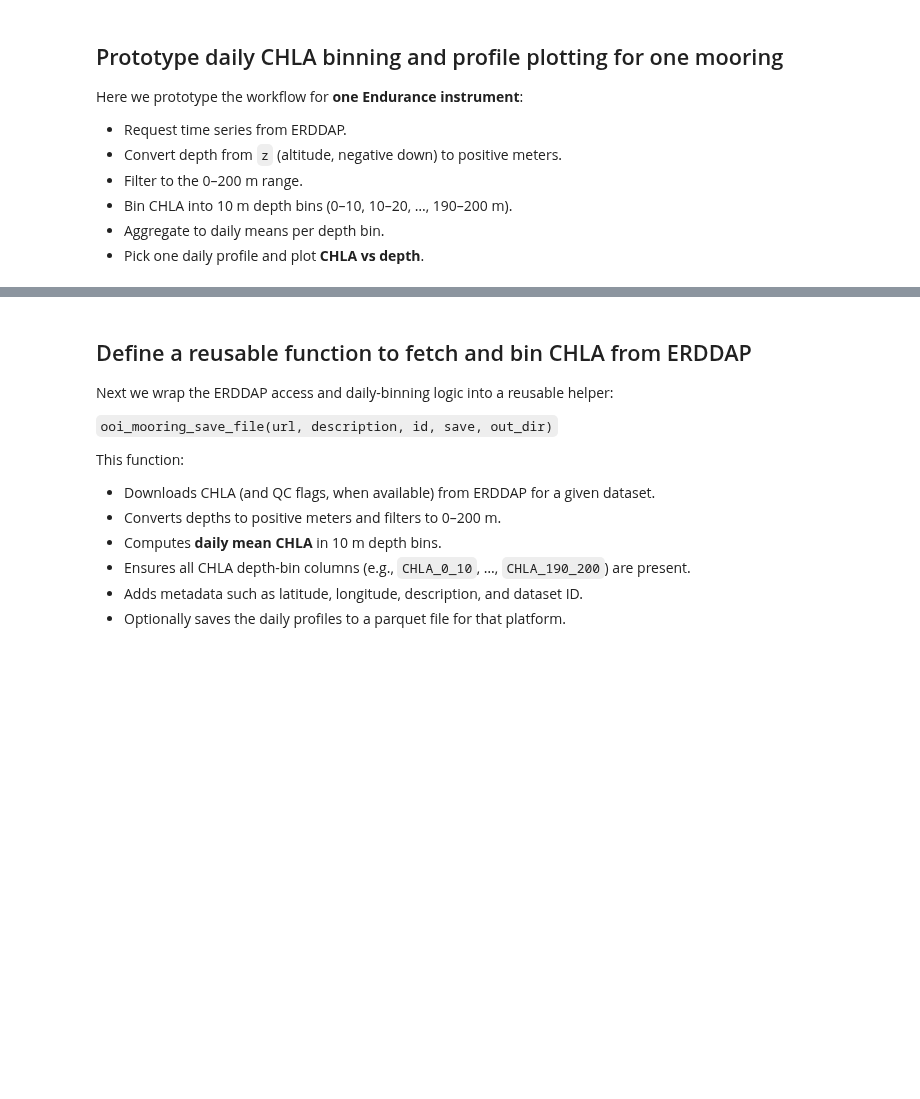
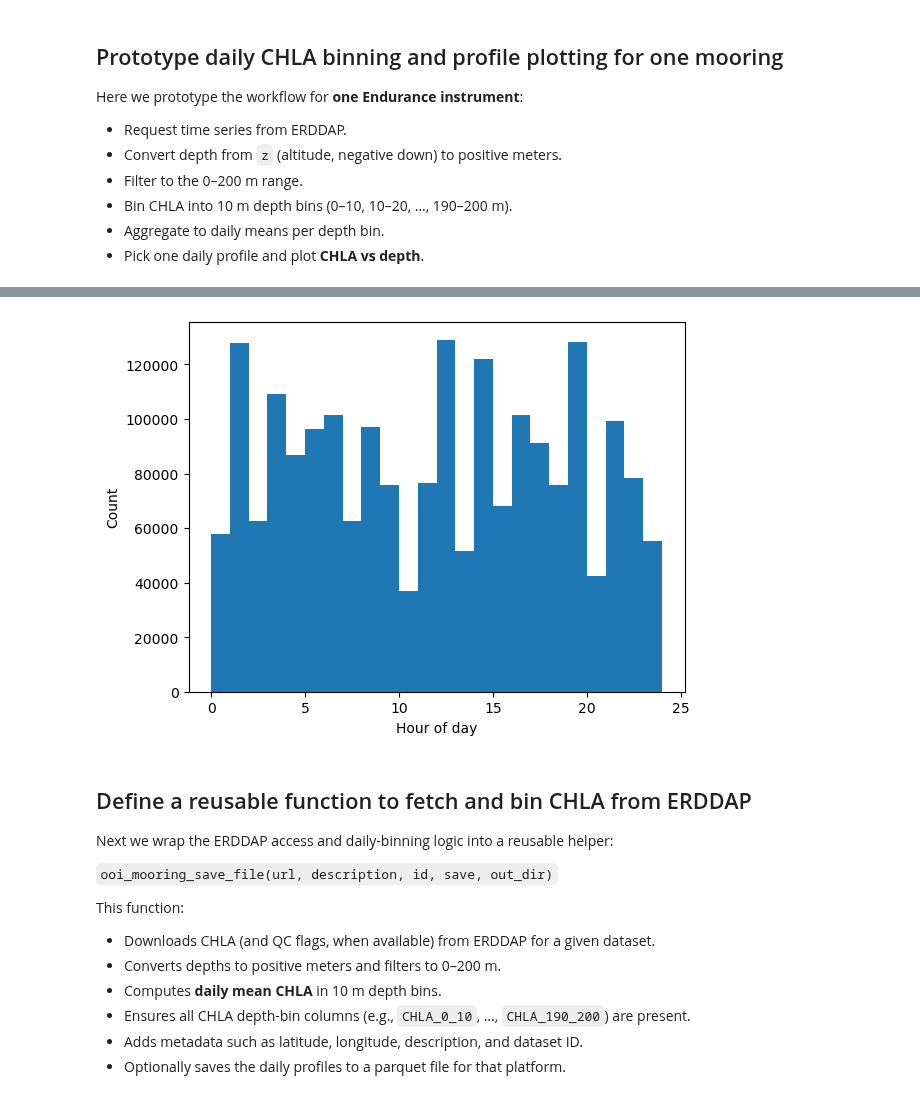
Before and after one commit to fish-pace/fish-pace-datasets, a Jupyter notebook: datasets/chla_z/notebooks/ooi.ipynb, the cells around one changed output, grey strips where cells are left out. Drawn from its saved outputs; the diff is of its cells as text; code cells hidden in the pictures; blank space fills up the shorter version.

```diff
--- a/datasets/chla_z/notebooks/ooi.ipynb
+++ b/datasets/chla_z/notebooks/ooi.ipynb
@@ -142,3 +142,18 @@ df_good
+# %%
+import matplotlib.pyplot as plt
+df_time = pd.to_datetime(df_good["time"])
+hour = (
+    df_time.dt.hour
+    + df_time.dt.minute / 60
+    + df_time.dt.second / 3600
+)
+
+plt.hist(hour, bins=24)
+plt.xlabel("Hour of day")
+plt.ylabel("Count")
+plt.show()
+# %% [output]
+[figure, added]
 # %% [markdown]
 ## Define a reusable function to fetch and bin CHLA from ERDDAP
 
```
Also changed, not shown: parts of 3 cells of this notebook.
